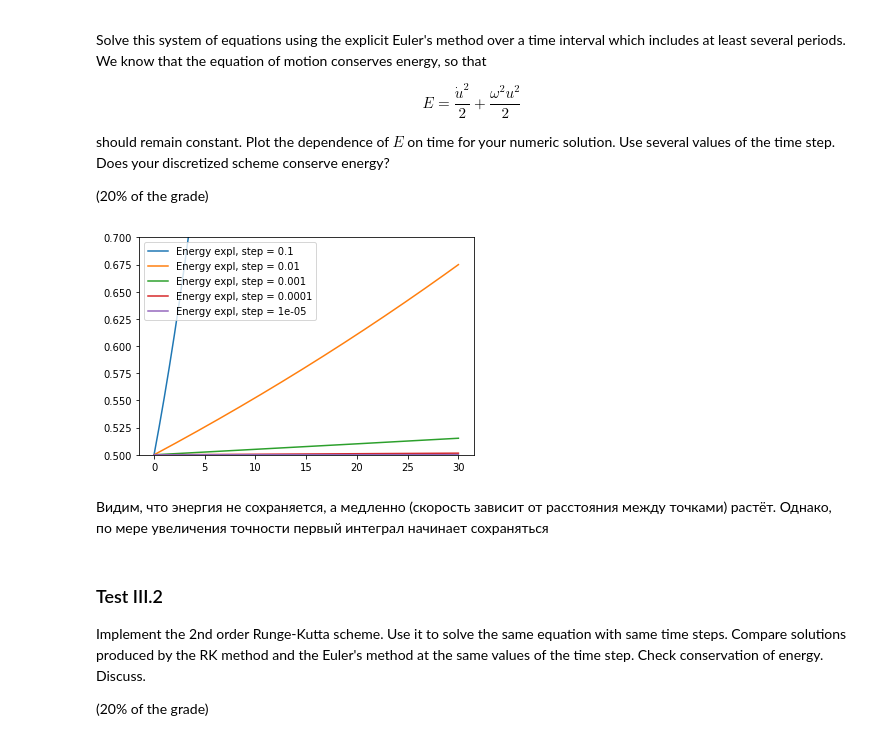
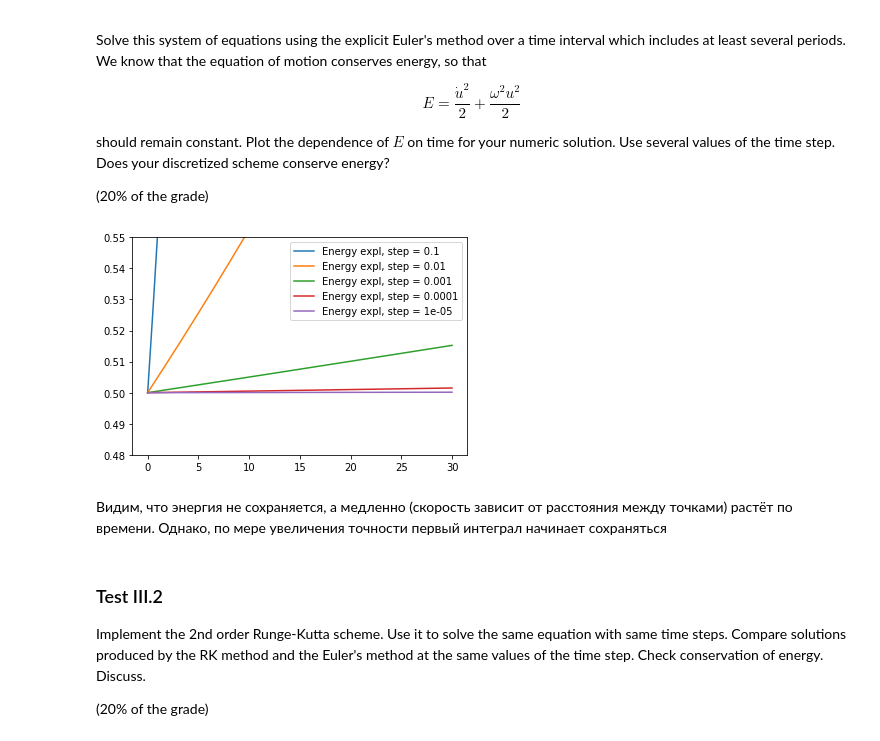
Before and after one commit to arpolkin/CP2020, a Jupyter notebook: week_7_IVP_ODE.ipynb, the cells around one changed output. Drawn from its saved outputs; the diff is of its cells as text; code cells hidden in the pictures.

```diff
--- a/week_7_IVP_ODE.ipynb
+++ b/week_7_IVP_ODE.ipynb
@@ -233,22 +236,24 @@ should remain constant. Plot the dependence of $E$ on time for your numeric solu
 # %%
 # ... ENTER YOUR CODE HERE ...
 def oscill_mat(omega):
     return np.array([[0,-omega**2],[1,0]])
 
 
 omega = 1.
 for i in range(5):
     step=10**(-i-1)
     t_osc, y_osc = general_euler_solve_expl(oscill_mat(omega), np.array([0.,1.]) , 30., step)
     en = y_osc[:,1]**2/2+omega**2*y_osc[:,0]**2/2
     plt.plot(t_osc,en, label = "Energy expl, step = {}".format(step))
-plt.ylim((0.5,0.7))
-plt.legend()
+
+
+plt.ylim((0.48,0.55))
+plt.legend(loc="best")
 plt.show()
 # %% [output]
-[figure, old version]
+[figure, new version]
 # %% [markdown]
-Видим, что энергия не сохраняется, а медленно (скорость зависит от расстояния между точками) растёт. Однако, по мере увеличения точности первый интеграл начинает сохраняться
+Видим, что энергия не сохраняется, а медленно (скорость зависит от расстояния между точками) растёт по времени. Однако, по мере увеличения точности первый интеграл начинает сохраняться
 # %% [markdown]
 ### Test III.2
 
```
Also changed, not shown: parts of 4 cells of this notebook.
